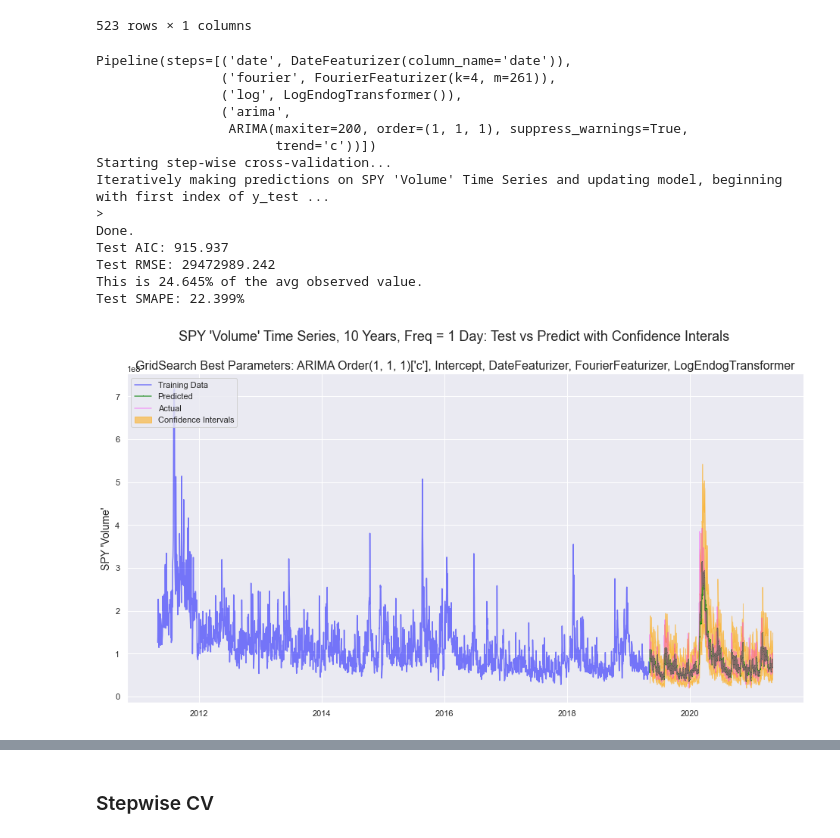
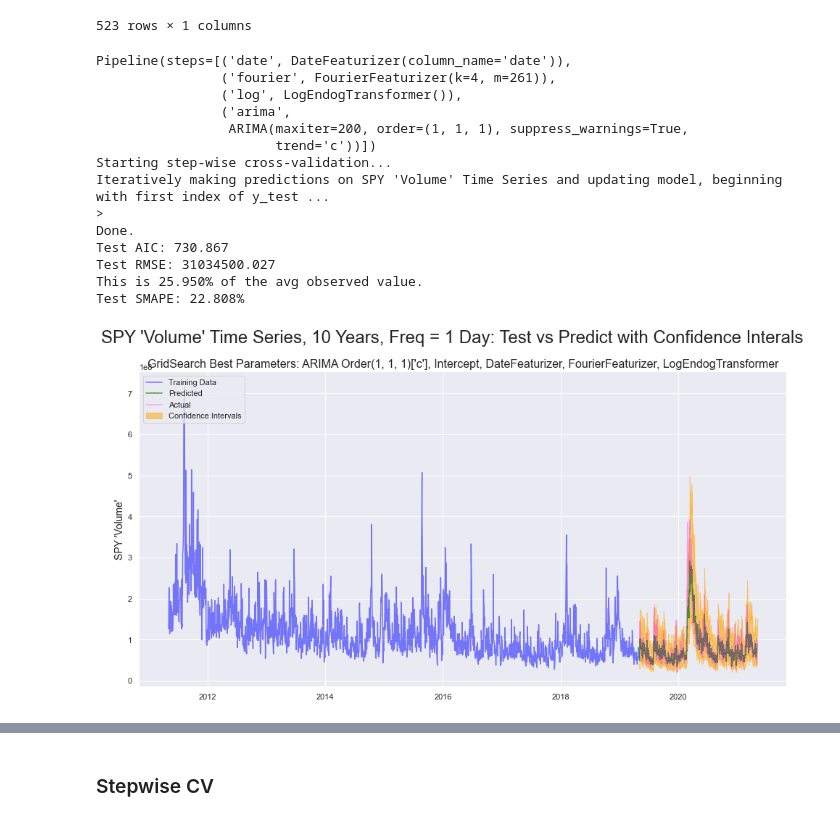
Before and after one commit to eggrollofchaos/i_spy_etf_price_predictions, a Jupyter notebook: crisp_dm_process/spy_yf_eda.ipynb, the cells around one changed output, grey strips where cells are left out. Drawn from its saved outputs; the diff is of its cells as text; code cells hidden in the pictures.

```diff
--- a/crisp_dm_process/spy_yf_eda.ipynb
+++ b/crisp_dm_process/spy_yf_eda.ipynb
@@ -693,3 +693,6 @@ Pmdarima_Model.py loaded.
 AIC, RMSE, SMAPE = pam_10Y_close.run_stepwise_CV(pam_10Y_close.GS_best_mod_pipe, dynamic=False, verbose=1, visualize=True)
 # %% [markdown]
 #### Manual Run
+# %%
+dates_10Y = pd.DataFrame(df_full_10Y_close.index, columns=['date'])
+dates_10Y
@@ -735,3 +728,12 @@ array([414.12253109])
 close_conf_ints
 # %% [output]
 array([[409.31738871, 418.92767348]])
+# %%
+pam_10Y_close = pm.pipeline.Pipeline(steps=[('date', pm.preprocessing.DateFeaturizer(column_name='date')),
+                ('fourier', pm.preprocessing.FourierFeaturizer(k=4, m=261)),
+                ('arima',
+                 pm.ARIMA(maxiter=200, order=(1, 1, 1), suppress_warnings=True,
+                       trend='t'))])
+pam_10Y_close.fit(df_full_10Y_close, dates_10Y)
+close_hat, close_conf_ints = pam_10Y_close.predict(X=date_df, return_conf_int=True)
+close_hat
@@ -740,5 +744,3 @@ array([[409.31738871, 418.92767348]])
-# %%
-pam_10Y_vol = exog_pipe
 # %%
 pam_10Y_vol.fit(df_full_10Y_vol, dates_10Y)
 # %%
@@ -772,20 +774,20 @@ X_test
 | 2612 | 2021-05-05 |
 523 rows × 1 columns
 # %%
-AIC, RMSE, SMAPE = pam_10Y_vol.run_stepwise_CV(pam_3Y_vol_best, func='GS', dynamic=False, verbose=1, visualize=True)
+AIC, RMSE, SMAPE = pam_10Y_vol.run_stepwise_CV(pam_10Y_vol_best, func='GS', dynamic=False, verbose=1, visualize=True)
 # %% [output]
 Pipeline(steps=[('date', DateFeaturizer(column_name='date')),
                 ('fourier', FourierFeaturizer(k=4, m=261)),
                 ('log', LogEndogTransformer()),
                 ('arima',
                  ARIMA(maxiter=200, order=(1, 1, 1), suppress_warnings=True,
                        trend='c'))])
 Starting step-wise cross-validation...
 Iteratively making predictions on SPY 'Volume' Time Series and updating model, beginning with first index of y_test ...
 >
 Done.
-Test AIC: 915.937
-Test RMSE: 29472989.242
-This is 24.645% of the avg observed value.
-Test SMAPE: 22.399%
+Test AIC: 730.867
+Test RMSE: 31034500.027
+This is 25.950% of the avg observed value.
+Test SMAPE: 22.808%
-[figure, old version]
+[figure, new version]
```
Also changed, not shown: parts of 32 cells of this notebook, 8 other files.
